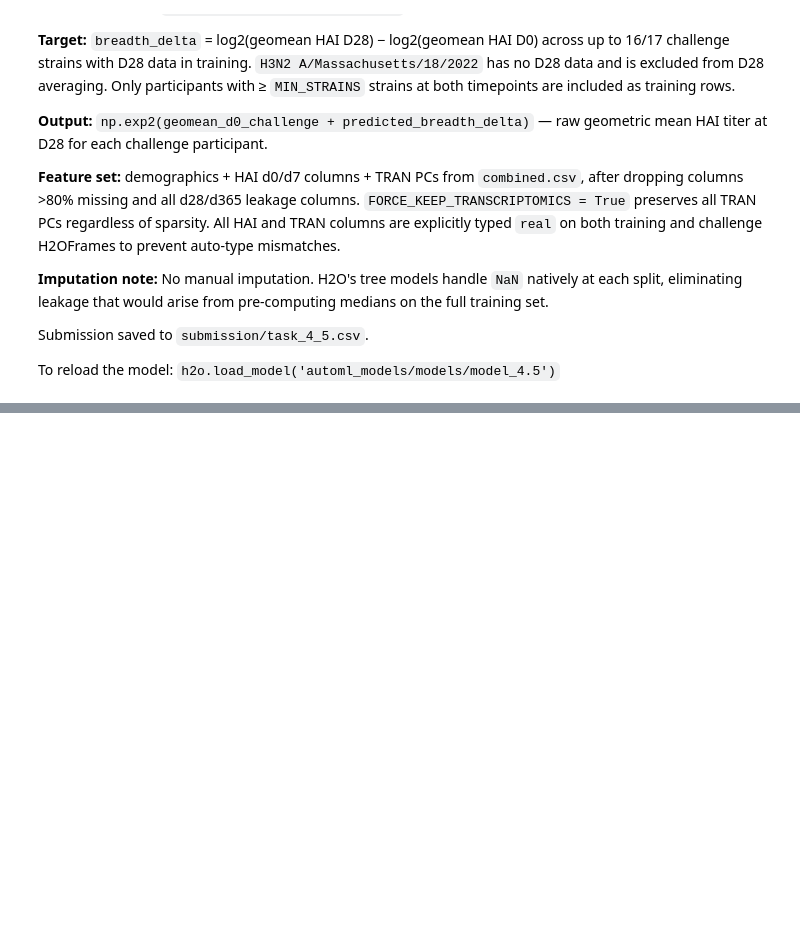
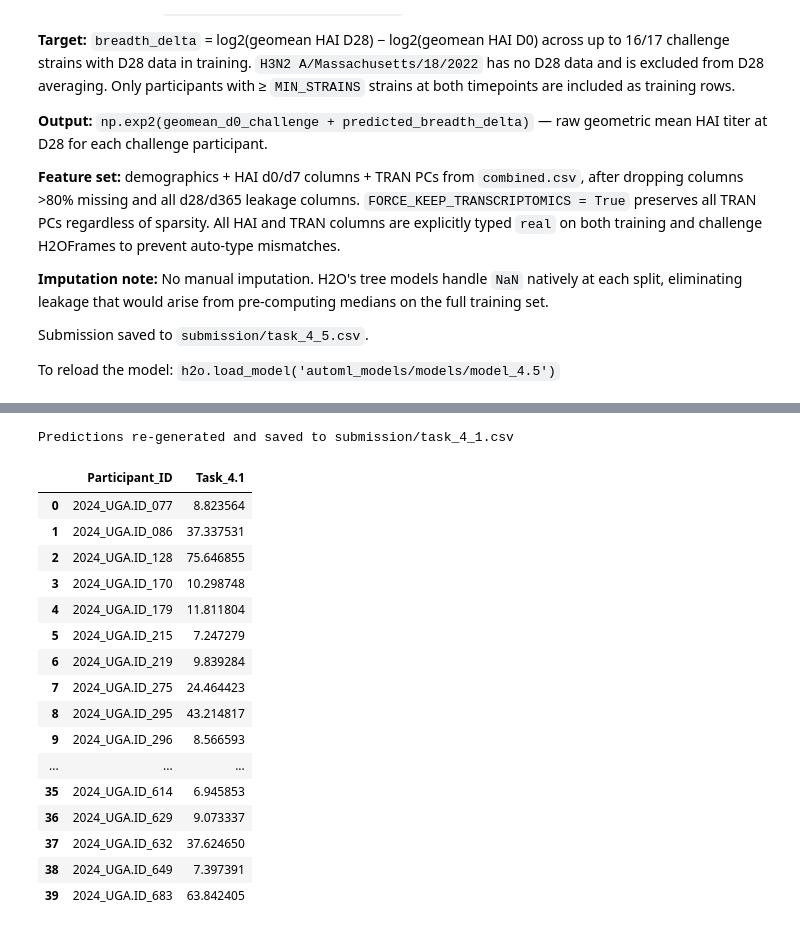
Before and after one commit to DirtyChay/cmi-flu-prediction-challenge-capstone, a Jupyter notebook: automl_models/task_4_5.ipynb, the cells around one changed output, grey strips where cells are left out. Drawn from its saved outputs; the diff is of its cells as text; code cells hidden in the pictures; blank space fills up the shorter version.

```diff
--- a/automl_models/task_4_5.ipynb
+++ b/automl_models/task_4_5.ipynb
@@ -498,0 +590,31 @@ To reload the model: `h2o.load_model('automl_models/models/model_4.5')`
+# %%
+#predict 4.1
+
+d0 = orig_challenge_data['HAI_H1N1 A/Victoria/4897/2022_d0'].values
+results = pd.DataFrame({
+    'Participant_ID': challenge_data['participant_id'].values,
+    'Task_4.1': np.exp2(d0 + y_pred),
+})
+
+results.to_csv(f'{SUBMISSION_PATH}/task_4_1.csv', index=False)
+print("Predictions re-generated and saved to submission/task_4_1.csv")
+display(results)
+# %% [output]
+Predictions re-generated and saved to submission/task_4_1.csv
+|  | Participant_ID | Task_4.1 |
+| 0 | 2024_UGA.ID_077 | 8.823564 |
+| 1 | 2024_UGA.ID_086 | 37.337531 |
+| 2 | 2024_UGA.ID_128 | 75.646855 |
+| 3 | 2024_UGA.ID_170 | 10.298748 |
+| 4 | 2024_UGA.ID_179 | 11.811804 |
+| 5 | 2024_UGA.ID_215 | 7.247279 |
+| 6 | 2024_UGA.ID_219 | 9.839284 |
+| 7 | 2024_UGA.ID_275 | 24.464423 |
+| 8 | 2024_UGA.ID_295 | 43.214817 |
+| 9 | 2024_UGA.ID_296 | 8.566593 |
+| ... | ... | ... |
+| 35 | 2024_UGA.ID_614 | 6.945853 |
+| 36 | 2024_UGA.ID_629 | 9.073337 |
+| 37 | 2024_UGA.ID_632 | 37.624650 |
+| 38 | 2024_UGA.ID_649 | 7.397391 |
+| 39 | 2024_UGA.ID_683 | 63.842405 |
```
Also changed, not shown: parts of 23 cells of this notebook.
